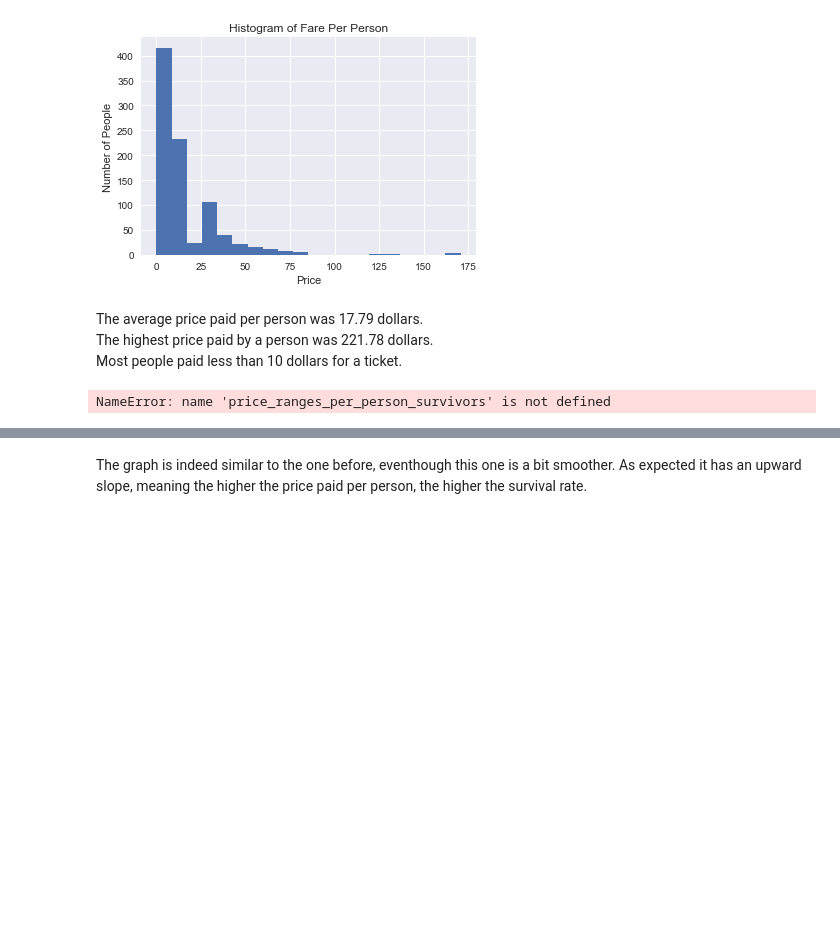
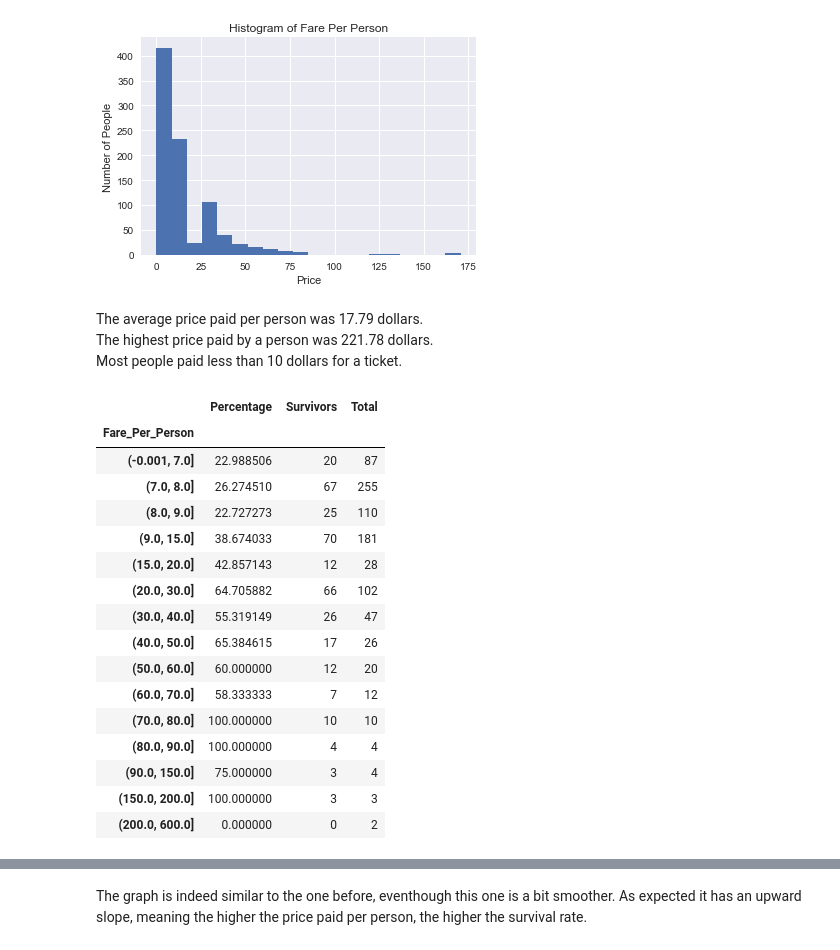
Before and after one commit to GoMitzzGo/Project-Titanic, a Jupyter notebook: Project Titanic.ipynb, the cells around one changed output, grey strips where cells are left out. Saved outputs shown, nothing was run; the diff lists cells and outputs as text; code cells hidden in the pictures; blank space fills up the shorter version.

```diff
--- a/Project Titanic.ipynb
+++ b/Project Titanic.ipynb
@@ -381,16 +381,32 @@ The highest price paid by a person was 221.78 dollars.
 Most people paid less than 10 dollars for a ticket.
 # %%
 fare_per_person_ranges_survivors = titanic_df['Survived'].groupby(pd.cut(titanic_df['Fare_Per_Person'],price_bins, include_lowest=True)).sum()
-fare_per_person_ranges_percentage = (price_ranges_per_person_survivors / fare_per_person_ranges.count()) * 100
+fare_per_person_ranges_percentage = (fare_per_person_ranges_survivors / fare_per_person_ranges.count()) * 100
-# %% [output]
-NameError: name 'price_ranges_per_person_survivors' is not defined
 # %%
 d_fare_per_person_ranges ={
     'Percentage': fare_per_person_ranges_percentage,
     'Total': fare_per_person_ranges.count(),
    'Survivors': fare_per_person_ranges_survivors,
    }
 
-fare_per_person_ranges_df = pd.DataFrame(data=d_price_ranges_per_person)
+fare_per_person_ranges_df = pd.DataFrame(data=d_fare_per_person_ranges)
 fare_per_person_ranges_df
+# %% [output]
+|  | Percentage | Survivors | Total |
+| Fare_Per_Person |  |  |  |
+| (-0.001, 7.0] | 22.988506 | 20 | 87 |
+| (7.0, 8.0] | 26.274510 | 67 | 255 |
+| (8.0, 9.0] | 22.727273 | 25 | 110 |
+| (9.0, 15.0] | 38.674033 | 70 | 181 |
+| (15.0, 20.0] | 42.857143 | 12 | 28 |
+| (20.0, 30.0] | 64.705882 | 66 | 102 |
+| (30.0, 40.0] | 55.319149 | 26 | 47 |
+| (40.0, 50.0] | 65.384615 | 17 | 26 |
+| (50.0, 60.0] | 60.000000 | 12 | 20 |
+| (60.0, 70.0] | 58.333333 | 7 | 12 |
+| (70.0, 80.0] | 100.000000 | 10 | 10 |
+| (80.0, 90.0] | 100.000000 | 4 | 4 |
+| (90.0, 150.0] | 75.000000 | 3 | 4 |
+| (150.0, 200.0] | 100.000000 | 3 | 3 |
+| (200.0, 600.0] | 0.000000 | 0 | 2 |
 # %%
```
Also changed, not shown: parts of 2 cells of this notebook.
